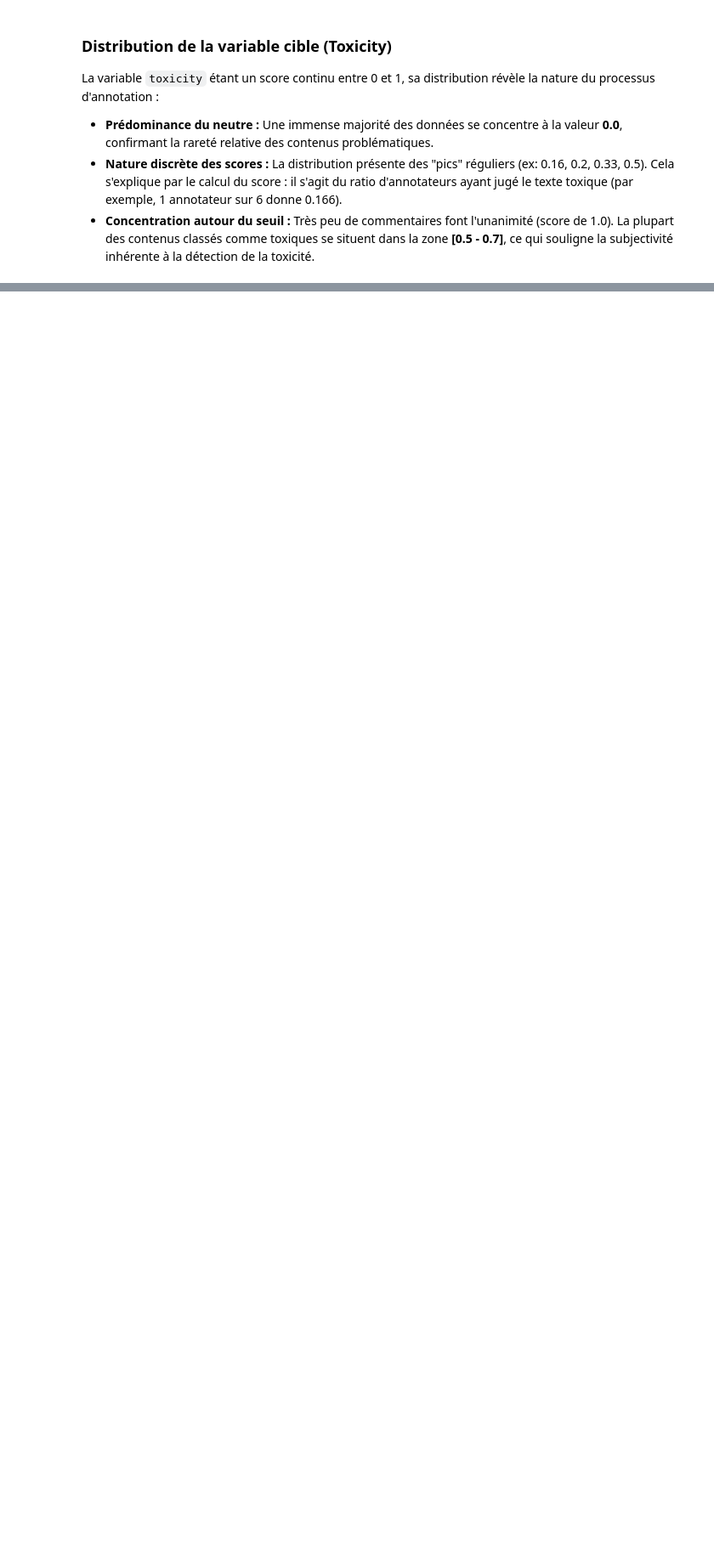
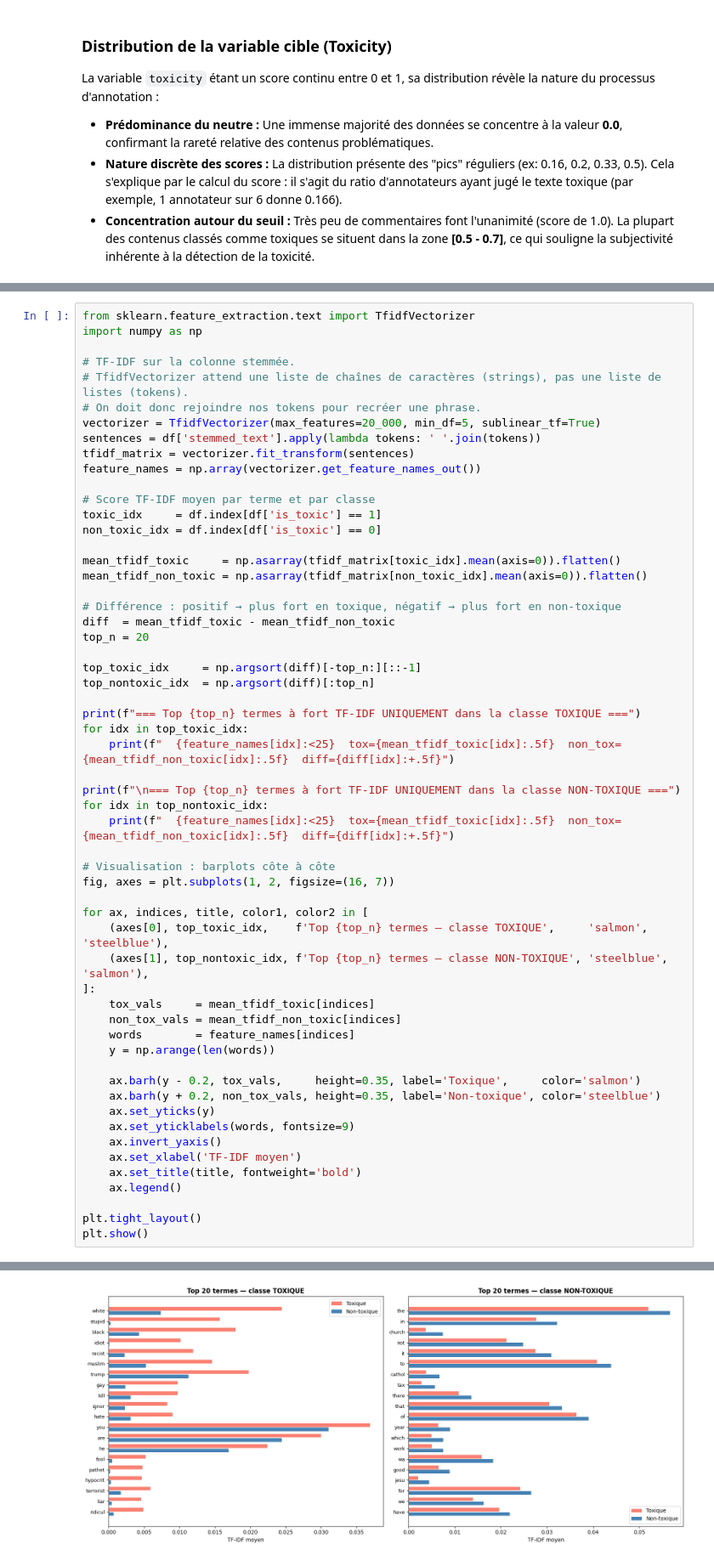
Before and after one commit to daphnemaschas/REXIA, a Jupyter notebook: notebooks/03_analyse_données_textuelles.ipynb, the cells around one changed output, grey strips where cells are left out. Shown at 85% size. Drawn from its saved outputs; the diff is of its cells as text; blank space fills up the shorter version.

```diff
--- a/notebooks/03_analyse_données_textuelles.ipynb
+++ b/notebooks/03_analyse_données_textuelles.ipynb
@@ -205,0 +488,58 @@ La variable `toxicity` étant un score continu entre 0 et 1, sa distribution ré
+# %%
+from sklearn.feature_extraction.text import TfidfVectorizer
+import numpy as np
+
+# TF-IDF sur la colonne stemmée.
+# TfidfVectorizer attend une liste de chaînes de caractères (strings), pas une liste de listes (tokens).
+# On doit donc rejoindre nos tokens pour recréer une phrase.
+vectorizer = TfidfVectorizer(max_features=20_000, min_df=5, sublinear_tf=True)
+sentences = df['stemmed_text'].apply(lambda tokens: ' '.join(tokens))
+tfidf_matrix = vectorizer.fit_transform(sentences)
+feature_names = np.array(vectorizer.get_feature_names_out())
+
+# Score TF-IDF moyen par terme et par classe
+toxic_idx     = df.index[df['is_toxic'] == 1]
+non_toxic_idx = df.index[df['is_toxic'] == 0]
+
+mean_tfidf_toxic     = np.asarray(tfidf_matrix[toxic_idx].mean(axis=0)).flatten()
+mean_tfidf_non_toxic = np.asarray(tfidf_matrix[non_toxic_idx].mean(axis=0)).flatten()
+
+# Différence : positif → plus fort en toxique, négatif → plus fort en non-toxique
+diff  = mean_tfidf_toxic - mean_tfidf_non_toxic
+top_n = 20
+
+top_toxic_idx     = np.argsort(diff)[-top_n:][::-1]
+top_nontoxic_idx  = np.argsort(diff)[:top_n]
+
+print(f"=== Top {top_n} termes à fort TF-IDF UNIQUEMENT dans la classe TOXIQUE ===")
+for idx in top_toxic_idx:
+    print(f"  {feature_names[idx]:<25}  tox={mean_tfidf_toxic[idx]:.5f}  non_tox={mean_tfidf_non_toxic[idx]:.5f}  diff={diff[idx]:+.5f}")
+
+print(f"\n=== Top {top_n} termes à fort TF-IDF UNIQUEMENT dans la classe NON-TOXIQUE ===")
+for idx in top_nontoxic_idx:
+    print(f"  {feature_names[idx]:<25}  tox={mean_tfidf_toxic[idx]:.5f}  non_tox={mean_tfidf_non_toxic[idx]:.5f}  diff={diff[idx]:+.5f}")
+
+# Visualisation : barplots côte à côte
+fig, axes = plt.subplots(1, 2, figsize=(16, 7))
+
+for ax, indices, title, color1, color2 in [
+    (axes[0], top_toxic_idx,    f'Top {top_n} termes — classe TOXIQUE',     'salmon',    'steelblue'),
+    (axes[1], top_nontoxic_idx, f'Top {top_n} termes — classe NON-TOXIQUE', 'steelblue', 'salmon'),
+]:
+    tox_vals     = mean_tfidf_toxic[indices]
+    non_tox_vals = mean_tfidf_non_toxic[indices]
+    words        = feature_names[indices]
+    y = np.arange(len(words))
+
+    ax.barh(y - 0.2, tox_vals,     height=0.35, label='Toxique',     color='salmon')
+    ax.barh(y + 0.2, non_tox_vals, height=0.35, label='Non-toxique', color='steelblue')
+    ax.set_yticks(y)
+    ax.set_yticklabels(words, fontsize=9)
+    ax.invert_yaxis()
+    ax.set_xlabel('TF-IDF moyen')
+    ax.set_title(title, fontweight='bold')
+    ax.legend()
+
+plt.tight_layout()
+plt.show()
+# %% [output]
@@ -205,0 +563 @@ La variable `toxicity` étant un score continu entre 0 et 1, sa distribution ré
+[figure, added]
```
Also changed, not shown: parts of 23 cells of this notebook.
